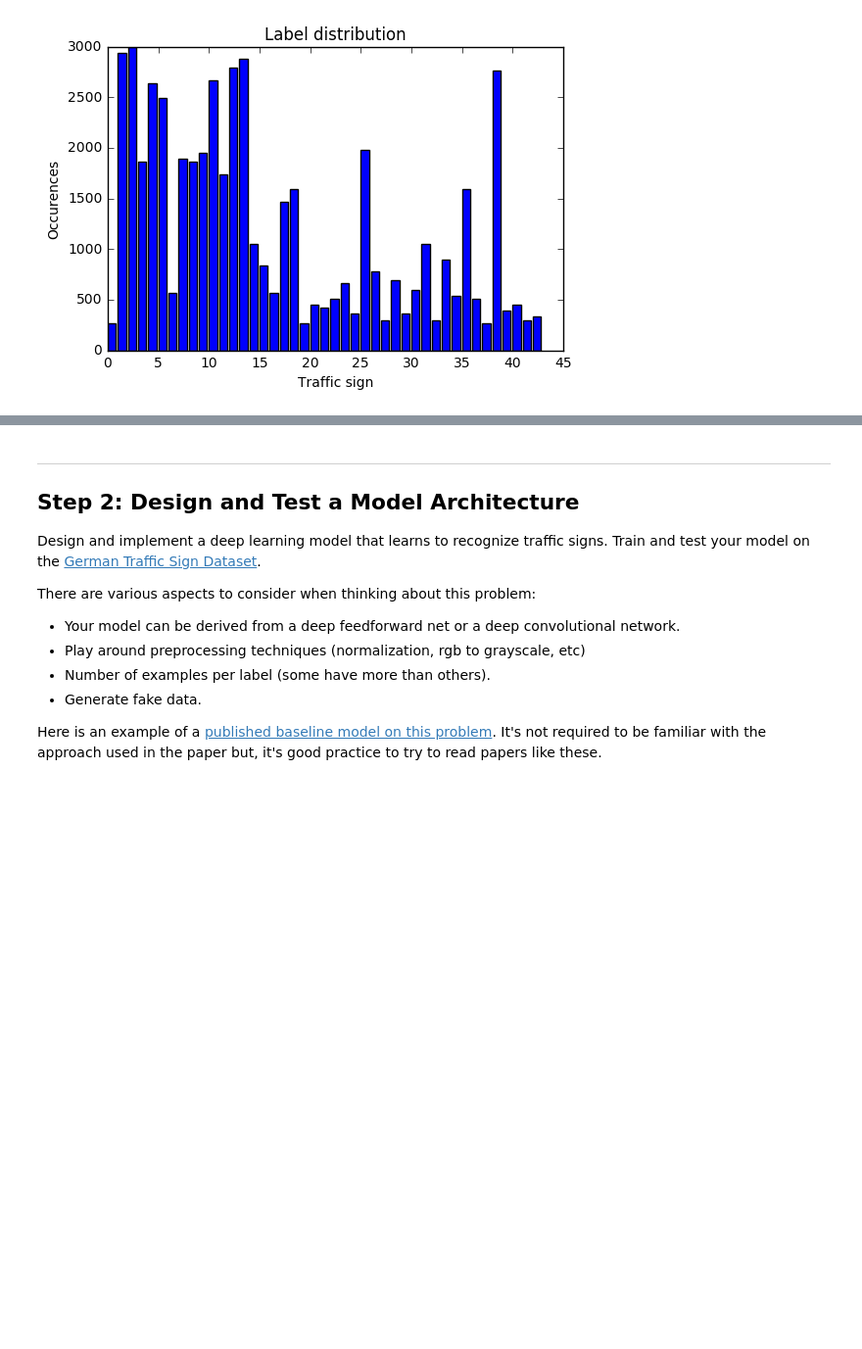
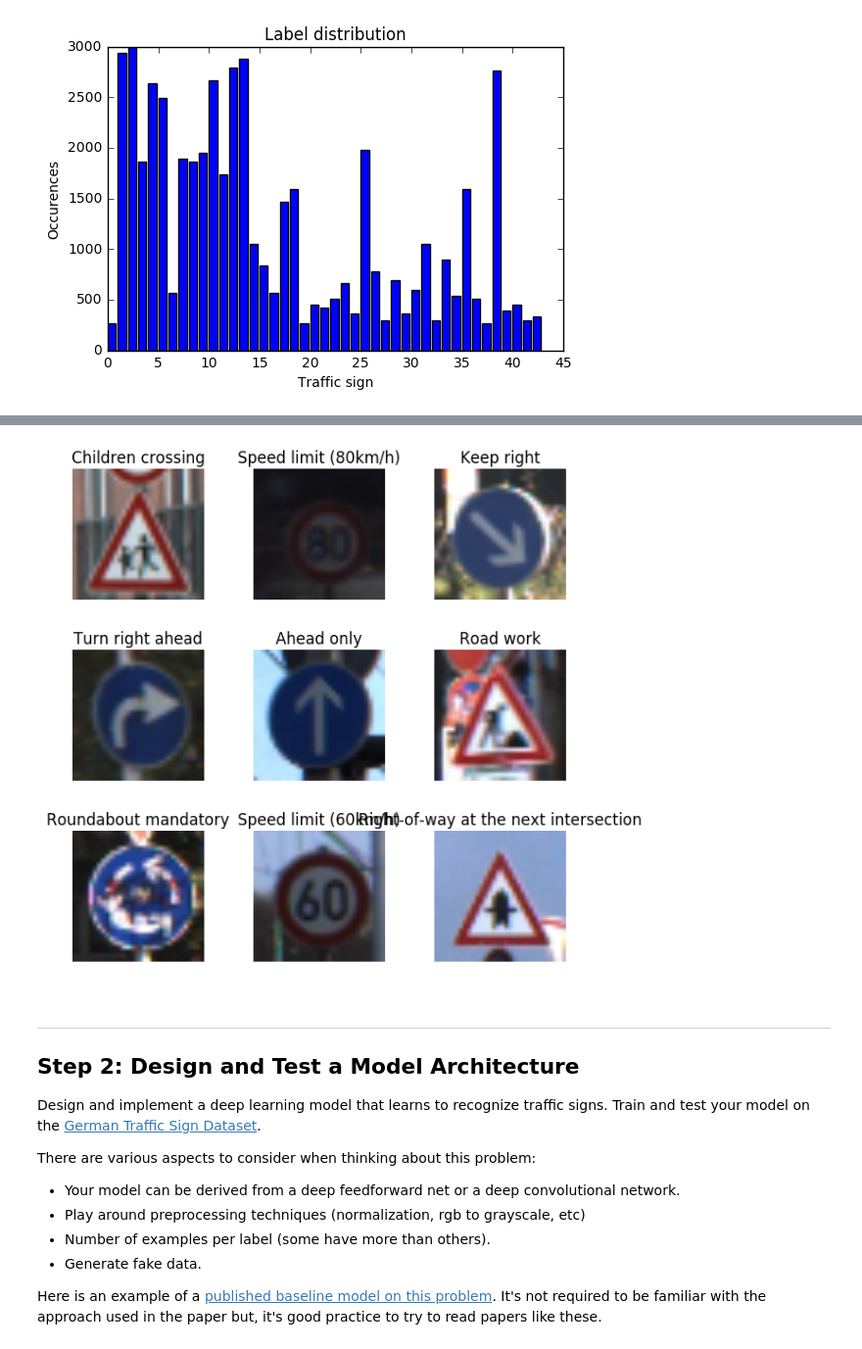
Before and after one commit to marlonmisra/traffic-signs, a Jupyter notebook: Traffic_Signs_Recognition.ipynb, the cells around one changed output, grey strips where cells are left out. Shown: that part at 98% size. Cells and saved outputs as stored; diff of their text form; code cells hidden in the pictures; blank space fills up the shorter version.

Commit message:
algo for new images

```diff
--- a/Traffic_Signs_Recognition.ipynb
+++ b/Traffic_Signs_Recognition.ipynb
@@ -26,6 +26,7 @@ The pickled data is a dictionary with 4 key/value pairs:
 - coords -> coordinates of a bounding box around the sign in the image, (x1, y1, x2, y2). Based the original image (not the resized version).
 # %%
 # Load pickled data
+
 import pickle
 import os
 
@@ -40,22 +41,21 @@ with open(training_file, mode='rb') as f:
 with open(testing_file, mode='rb') as f:
     test = pickle.load(f)
 
-X_train, y_train = train['features'], train['labels']
-X_test, y_test = test['features'], test['labels']
+x_train, y_train = train['features'], train['labels']
+x_test, y_test = test['features'], test['labels']
 # %%
 ### To start off let's do a basic data summary.
 
-#import libraries
 import numpy as np
 
 # TODO: number of training examples
-n_train = len(X_train)
+n_train = len(x_train)
 
 # TODO: number of testing examples
-n_test = len(X_test)
+n_test = len(x_test)
 
 # TODO: what's the shape of an image?
-image_shape = X_train[0].shape[0:2]
+image_shape = x_train[0].shape[0:2]
 
 # TODO: how many classes are in the dataset
 n_classes = len(np.unique(y_test))
@@ -110,3 +95,33 @@ for i in range(4):
+# %%
+#look at some random traffic signs
+
+#function to create dictionary that pairs sign ids with sign names
+def signs_dict():
+    names = open("signnames.csv").readlines()[1:]
+    stripped = [name.strip().split(",") for name in names]
+    return dict([(int(id), name) for id, name in stripped])
+
+#create dict
+signs_dict = signs_dict()
+
+#gets images and labels for 9 random signs
+rand_sign_indices = np.random.randint(0, n_train, 9)
+rand_signs = x_train[rand_sign_indices]
+rand_labels = list(map(signs_dict.get, y_train[rand_sign_indices]))
+
+#create plot
+fig, axes = plt.subplots(nrows=3, ncols=3, figsize=(6, 6))
+axes = axes.ravel()
+fig.tight_layout()
+for ax, img, label in zip(axes, rand_signs, rand_labels):
+    ax.imshow(img)
+    ax.set_title(label)
+    ax.axis('off')
+
+#show plot
+plt.show()
+# %% [output]
+[figure, added]
 # %% [markdown]
 ----
 
```
Also changed, not shown: parts of 15 cells of this notebook, 11 other files.
